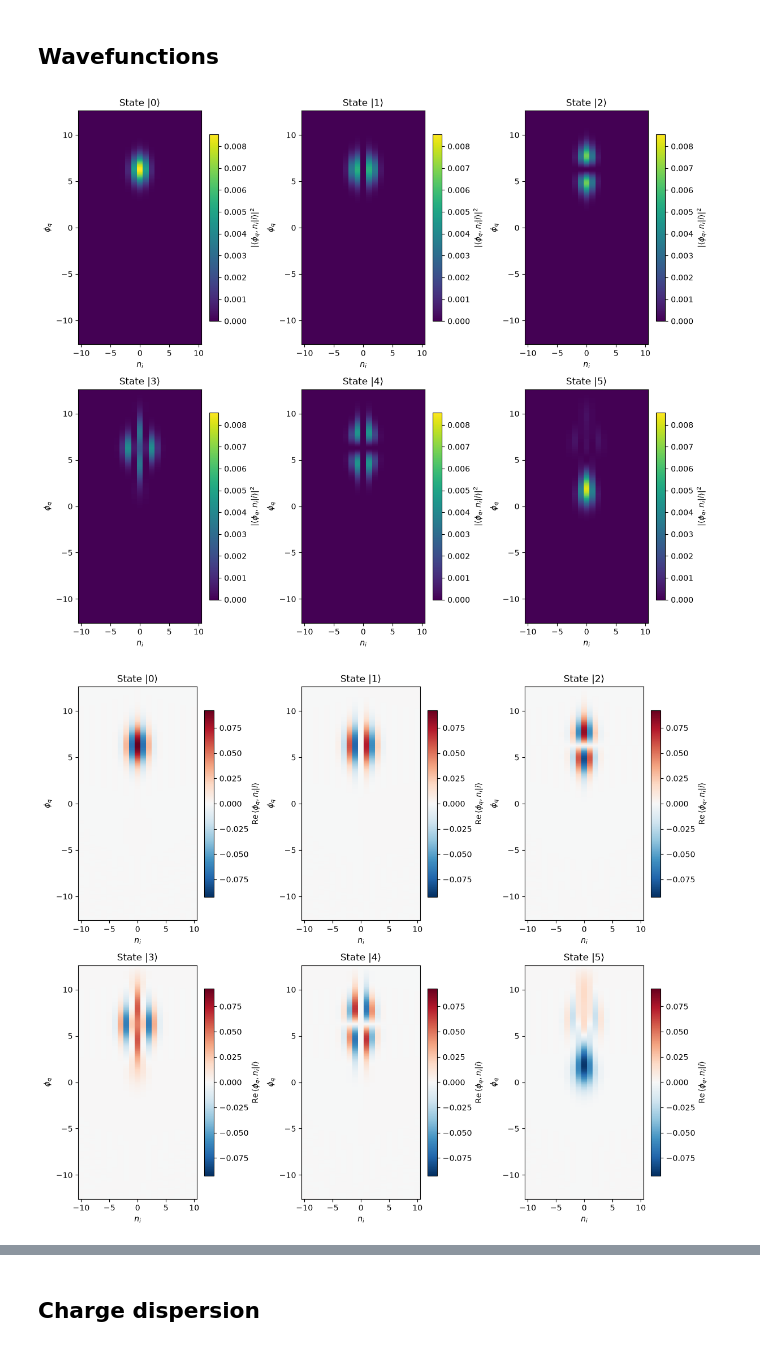
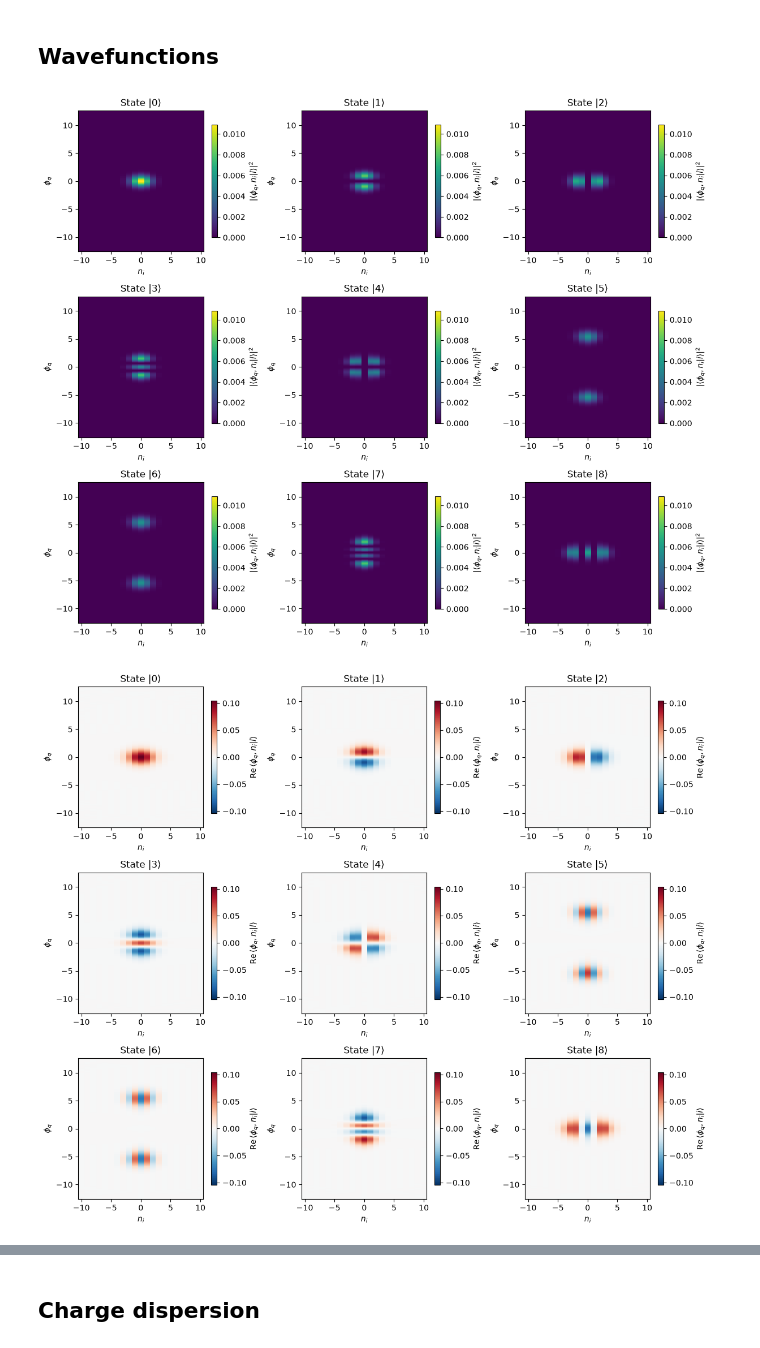
Before and after one commit to tyrasamenius/fluxonium_readout, a Jupyter notebook: Double_fluxonium_notebook.ipynb, the cells around one changed output, grey strips where cells are left out. Cells and saved outputs as stored; diff of their text form; code cells hidden in the pictures.

```diff
--- a/Double_fluxonium_notebook.ipynb
+++ b/Double_fluxonium_notebook.ipynb
@@ -72,15 +72,15 @@ def Ecs_from_caps_qir(cap_matrix):
 ## Define DJF circuit parameters and initialize
 # %%
 # Energies in GHz and capacitances in fF.
-E_L = 1
-E_cj = 1
+E_L = 0.5
+E_cj = 0.5
 C_J = ECJ_to_CJ(E_cj)
 print(C_J)
 C_J1 = C_J
 C_J2 = C_J
-C = 0
-E_J1 = E_cj * 8
-E_J2 = E_cj * 8
+C = 39
+E_J1 = E_L * 15
+E_J2 = E_L * 15
 print(f"EJ={E_J2}")
 E_cq, E_ci = Ecs_from_caps_qi(C_J1, C_J2, C)
 print(f"E_cq = {E_cq:.3f} GHz, E_ci = {E_ci:.3f} GHz")
@@ -121,8 +151,8 @@ plt.ylim(0,10)
 # %% [markdown]
 ## Wavefunctions
 # %%
-dflux1.plot_wavefuncs_symm(E_cq, E_ci, 6, 2*np.pi, ng = 0)
-dflux1.plot_wavefuncs_real_symm(E_cq, E_ci, 6, 2*np.pi, ng = 0)
+dflux1.plot_wavefuncs_symm(E_cq, E_ci, 9, 0, ng = 0)
+dflux1.plot_wavefuncs_real_symm(E_cq, E_ci, 9, 0, ng = 0)
 # %% [output]
-[figure, old version]
+[figure, new version]
-[figure, old version]
+[figure, new version]
```
Also changed, not shown: parts of 20 cells of this notebook.
